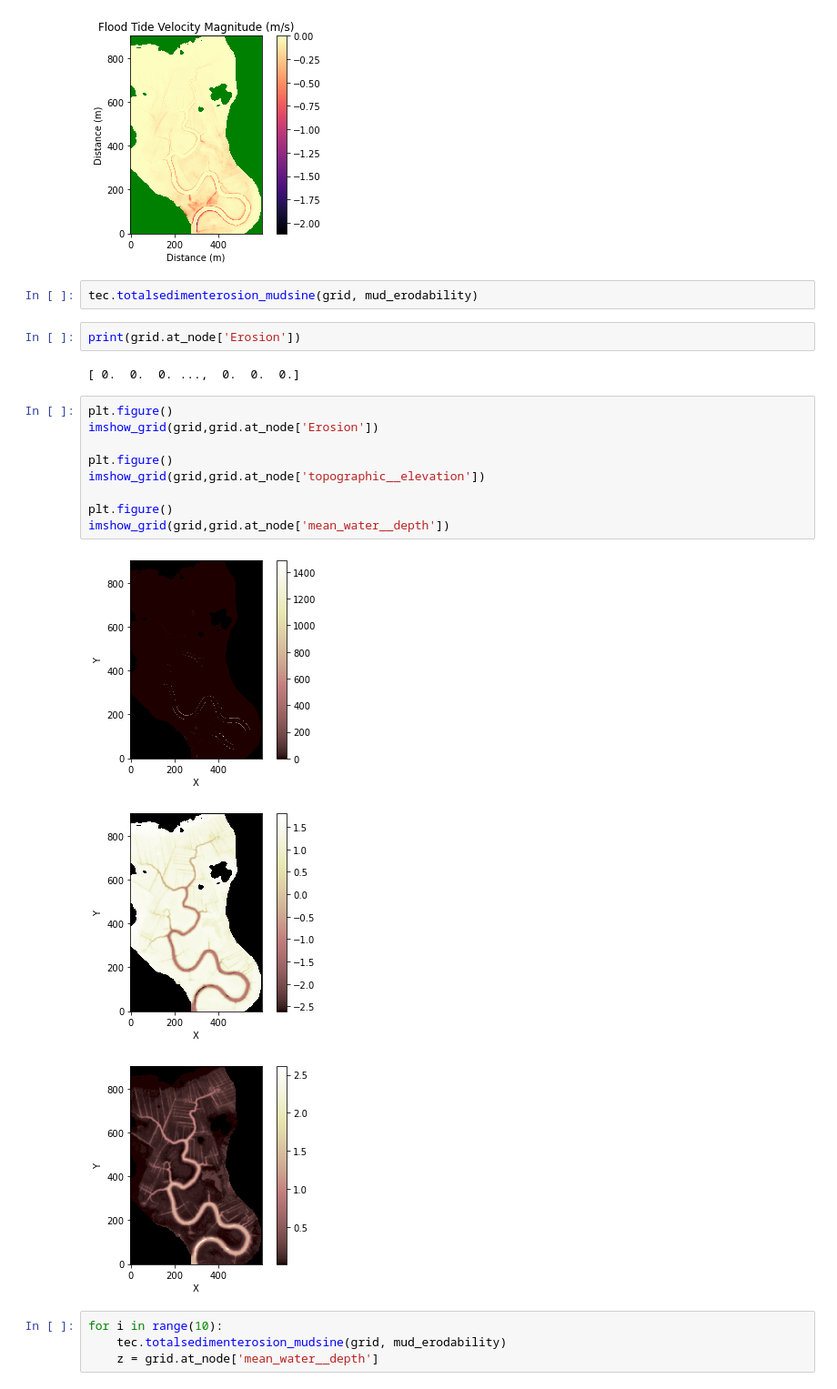
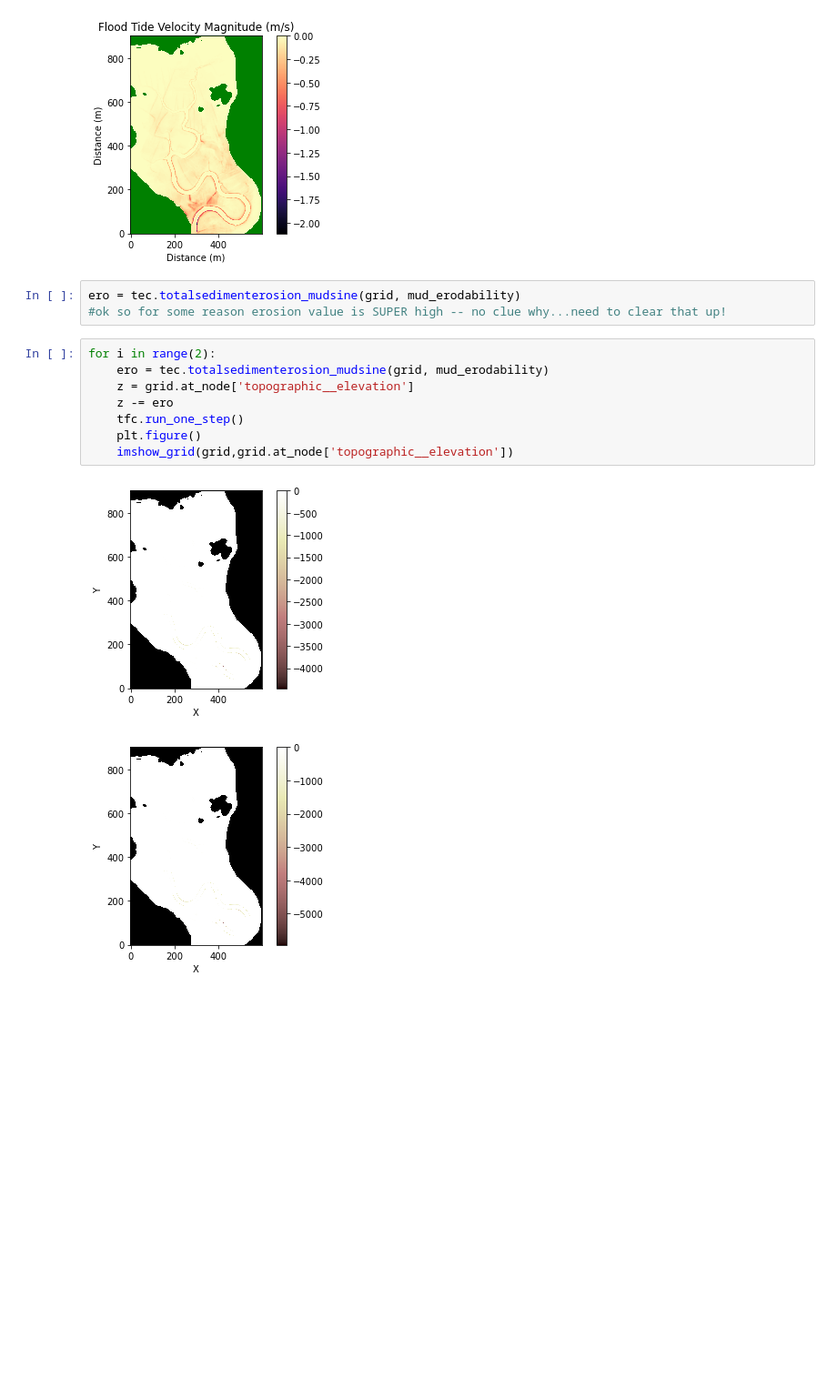
Before and after one commit to rmallen86/CoastalTeam, a Jupyter notebook: TidalFlow2ACO.ipynb, the cells around one changed output. Shown at 91% size. Cells and saved outputs as stored; diff of their text form; blank space fills up the shorter version.

Commit message:
check erosion values -- too high

```diff
--- a/TidalFlow2ACO.ipynb
+++ b/TidalFlow2ACO.ipynb
@@ -77,26 +70,17 @@ tec.plot_tidal_flow(grid)
 [figure]
 [figure]
 [figure]
-# %%
-tec.totalsedimenterosion_mudsine(grid, mud_erodability)
-# %%
-print(grid.at_node['Erosion'])
-# %% [output]
-[ 0.  0.  0. ...,  0.  0.  0.]
-# %%
-plt.figure()
-imshow_grid(grid,grid.at_node['Erosion'])
-
-plt.figure()
-imshow_grid(grid,grid.at_node['topographic__elevation'])
-
-plt.figure()
-imshow_grid(grid,grid.at_node['mean_water__depth'])
-# %% [output]
-[figure, removed]
-[figure, removed]
-[figure, removed]
+# %%
+ero = tec.totalsedimenterosion_mudsine(grid, mud_erodability)
+#ok so for some reason erosion value is SUPER high -- no clue why...need to clear that up!
 # %%
-for i in range(10):
-    tec.totalsedimenterosion_mudsine(grid, mud_erodability)
-    z = grid.at_node['mean_water__depth']
+for i in range(2):
+    ero = tec.totalsedimenterosion_mudsine(grid, mud_erodability)
+    z = grid.at_node['topographic__elevation']
+    z -= ero
+    tfc.run_one_step()
+    plt.figure()
+    imshow_grid(grid,grid.at_node['topographic__elevation'])
+# %% [output]
+[figure, added]
+[figure, added]
```
Also changed, not shown: parts of 2 cells of this notebook.
